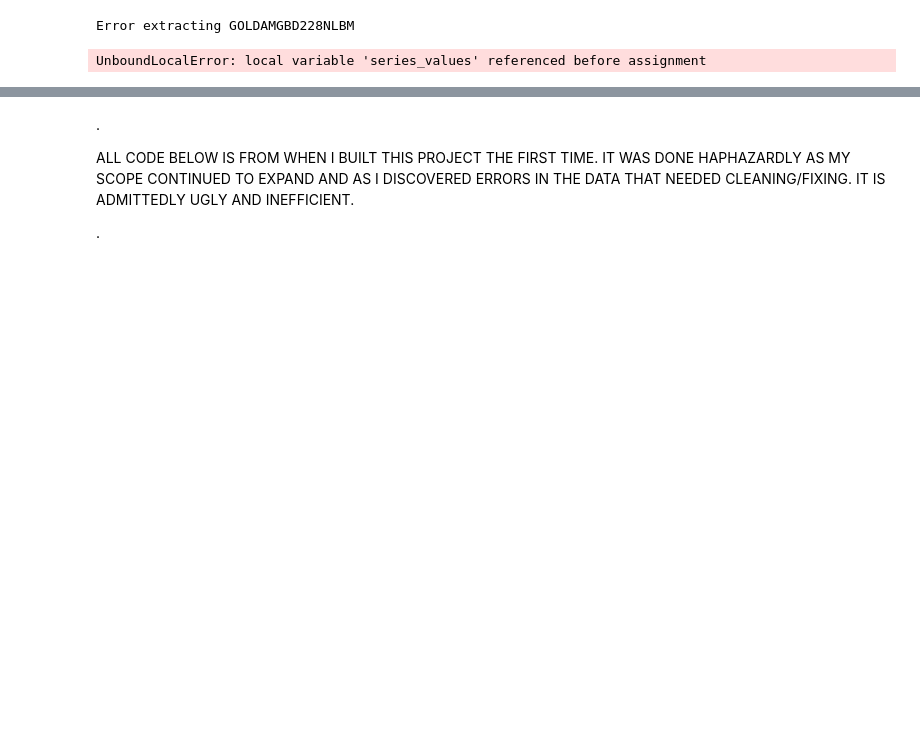
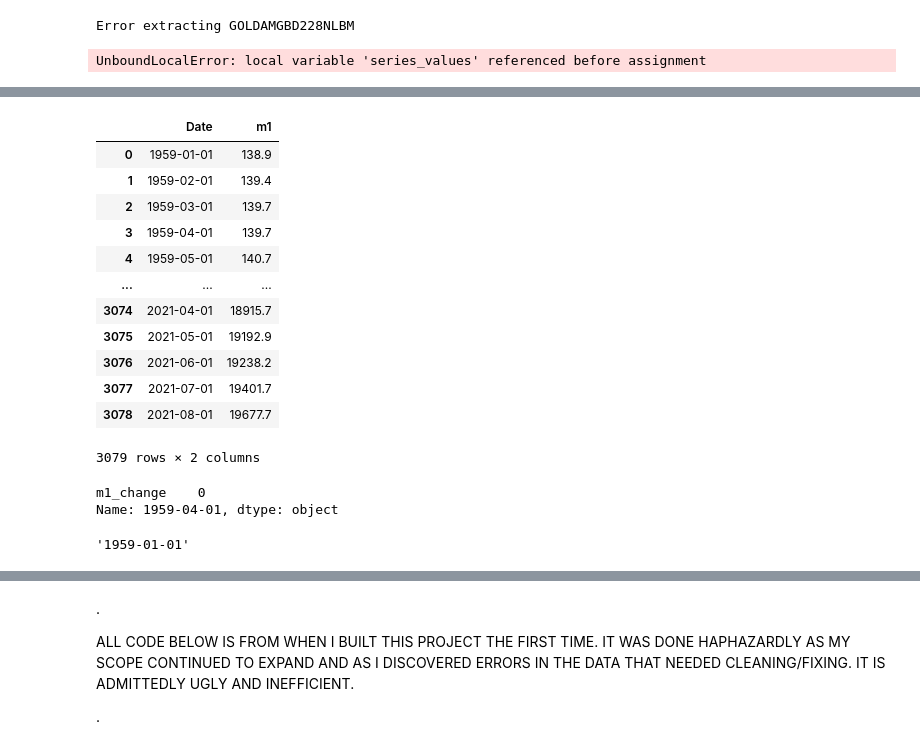
Before and after one commit to eriksandstrom88/Data-Driven-Economic-Research-Tool, a Jupyter notebook: Data extraction.ipynb, the cells around one changed output, grey strips where cells are left out. Saved outputs shown, nothing was run; the diff lists cells and outputs as text; code cells hidden in the pictures; blank space fills up the shorter version.

```diff
--- a/Data extraction.ipynb
+++ b/Data extraction.ipynb
@@ -144,7 +144,7 @@ data_extract_dict = {'M1SL':'m1',
 #### handling is included with the try/except language so that the entire function does not stop if there is an unexpected error
 #### when extracting or transforming a single series.
 
-all_data = {}
+# all_data = {}
 def fred_extract(series_dict):
     for key, value in series_dict.items():
         try:
@@ -414,0 +550,31 @@ ppi_monthly_df.to_csv('../DFs_for_DB/ppi_monthly.csv')
+# %%
+gdp_df = pd.DataFrame(gdp_quarterly_df.loc[:,'gdp'])
+m1_df = pd.DataFrame(m1m2_df.loc[:,'m1'])
+m1_df = m1_df.reset_index()
+gdp_df = gdp_df.reset_index()
+m1_df
+# %% [output]
+|  | Date | m1 |
+| 0 | 1959-01-01 | 138.9 |
+| 1 | 1959-02-01 | 139.4 |
+| 2 | 1959-03-01 | 139.7 |
+| 3 | 1959-04-01 | 139.7 |
+| 4 | 1959-05-01 | 140.7 |
+| ... | ... | ... |
+| 3074 | 2021-04-01 | 18915.7 |
+| 3075 | 2021-05-01 | 19192.9 |
+| 3076 | 2021-06-01 | 19238.2 |
+| 3077 | 2021-07-01 | 19401.7 |
+| 3078 | 2021-08-01 | 19677.7 |
+3079 rows × 2 columns
+# %%
+third_index = m1_change_df.iloc[3,:]
+third_index
+# %% [output]
+m1_change    0
+Name: 1959-04-01, dtype: object
+# %%
+m1_dates = m1_change_df['Date']
+m1_dates[0]
+# %% [output]
+'1959-01-01'
```
Also changed, not shown: parts of 10 cells of this notebook, 2 other files.
